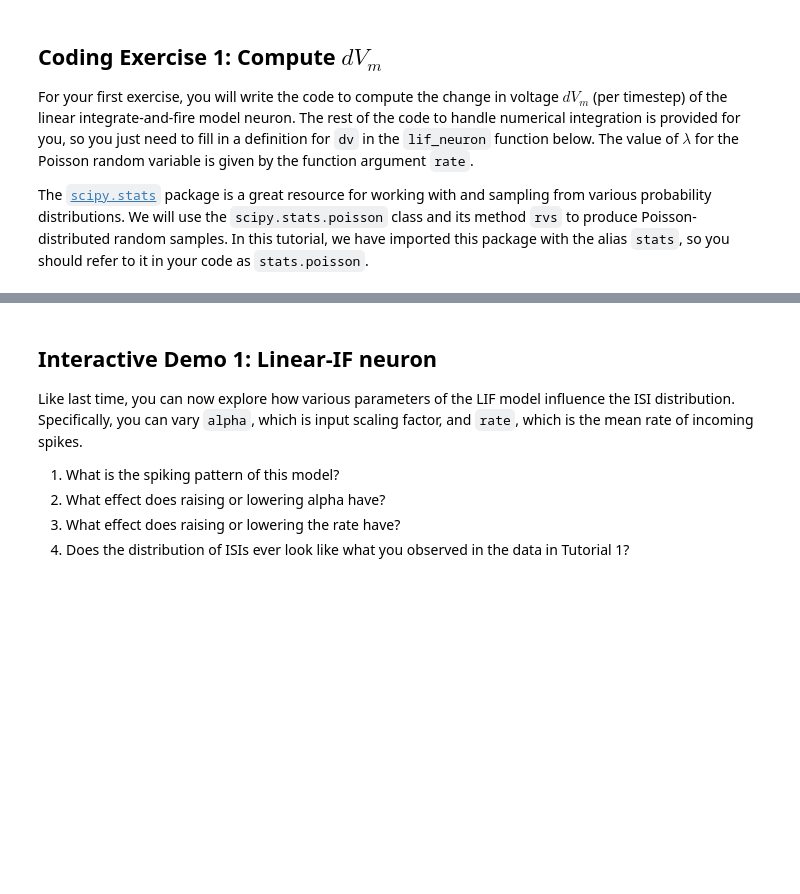
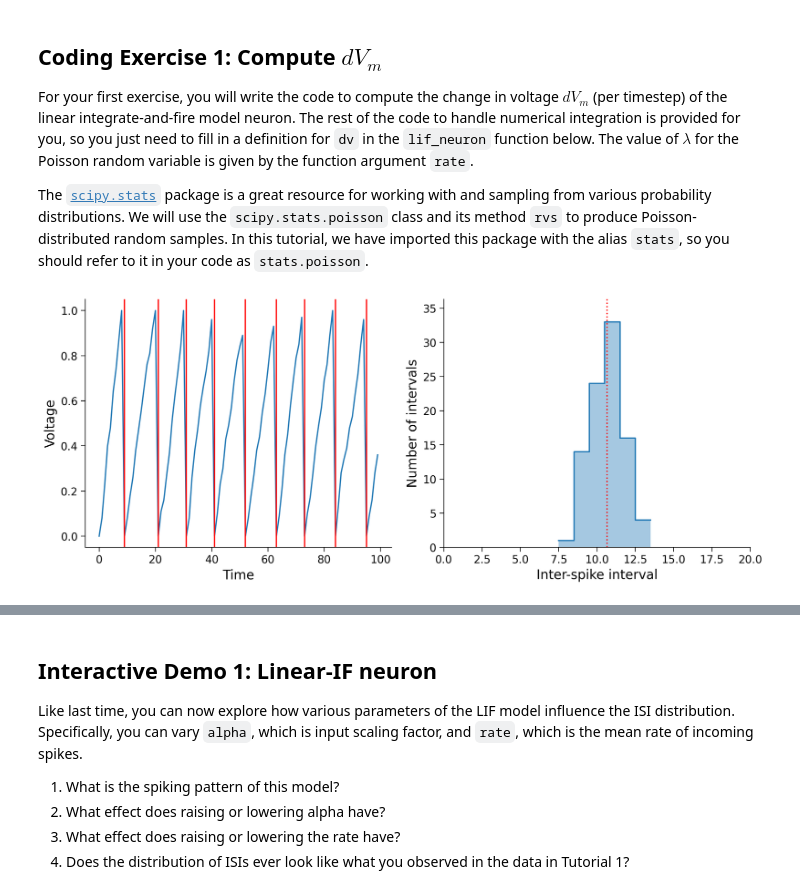
Before and after one commit to md-3386/nma, a Jupyter notebook: tutorials/W1D1_ModelTypes/student/W1D1_Tutorial2.ipynb, the cells around one changed output, grey strips where cells are left out. Saved outputs shown, nothing was run; the diff lists cells and outputs as text; code cells hidden in the pictures; blank space fills up the shorter version.

```diff
--- a/tutorials/W1D1_ModelTypes/student/W1D1_Tutorial2.ipynb
+++ b/tutorials/W1D1_ModelTypes/student/W1D1_Tutorial2.ipynb
@@ -249,32 +254,33 @@ def lif_neuron(n_steps=1000, alpha=0.01, rate=10):
 
   # Initialize voltage and spike storage
   v = np.zeros(n_steps)
   spike_times = []
 
   ################################################################################
   # Students: compute dv, then comment out or remove the next line
-  raise NotImplementedError("Exercise: compute the change in membrane potential")
   ################################################################################
 
   # Loop over steps
   for i in range(1, n_steps):
 
     # Update v
-    dv = ...
+    dv = alpha * exc[i]
     v[i] = v[i-1] + dv
 
     # If spike happens, reset voltage and record
     if v[i] > 1:
       spike_times.append(i)
       v[i] = 0
 
   return v, spike_times
 
 # Set random seed (for reproducibility)
 np.random.seed(12)
 
 # Model LIF neuron
 v, spike_times = lif_neuron()
 
 # Visualize
 plot_neuron_stats(v, spike_times)
+# %% [output]
+[figure, added]
```
Also changed, not shown: parts of 4 cells of this notebook.
